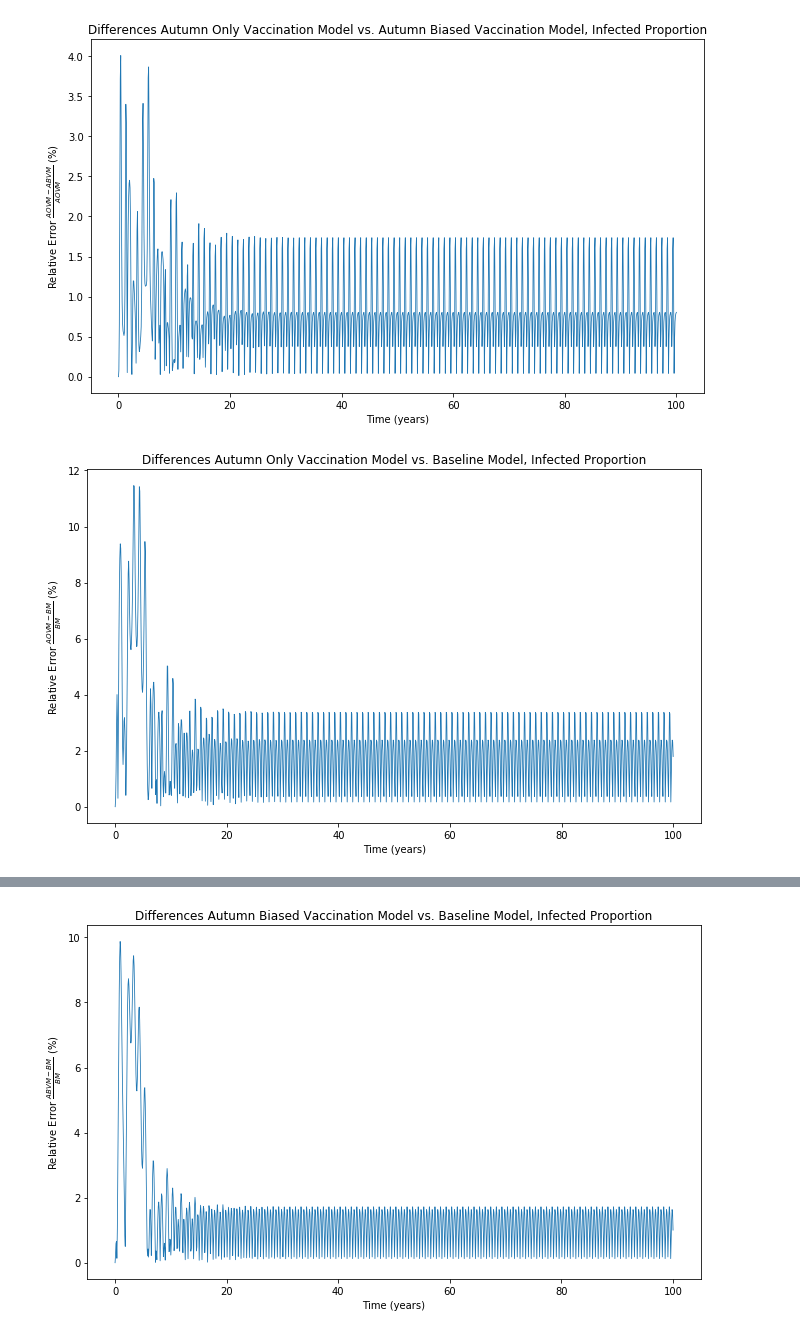
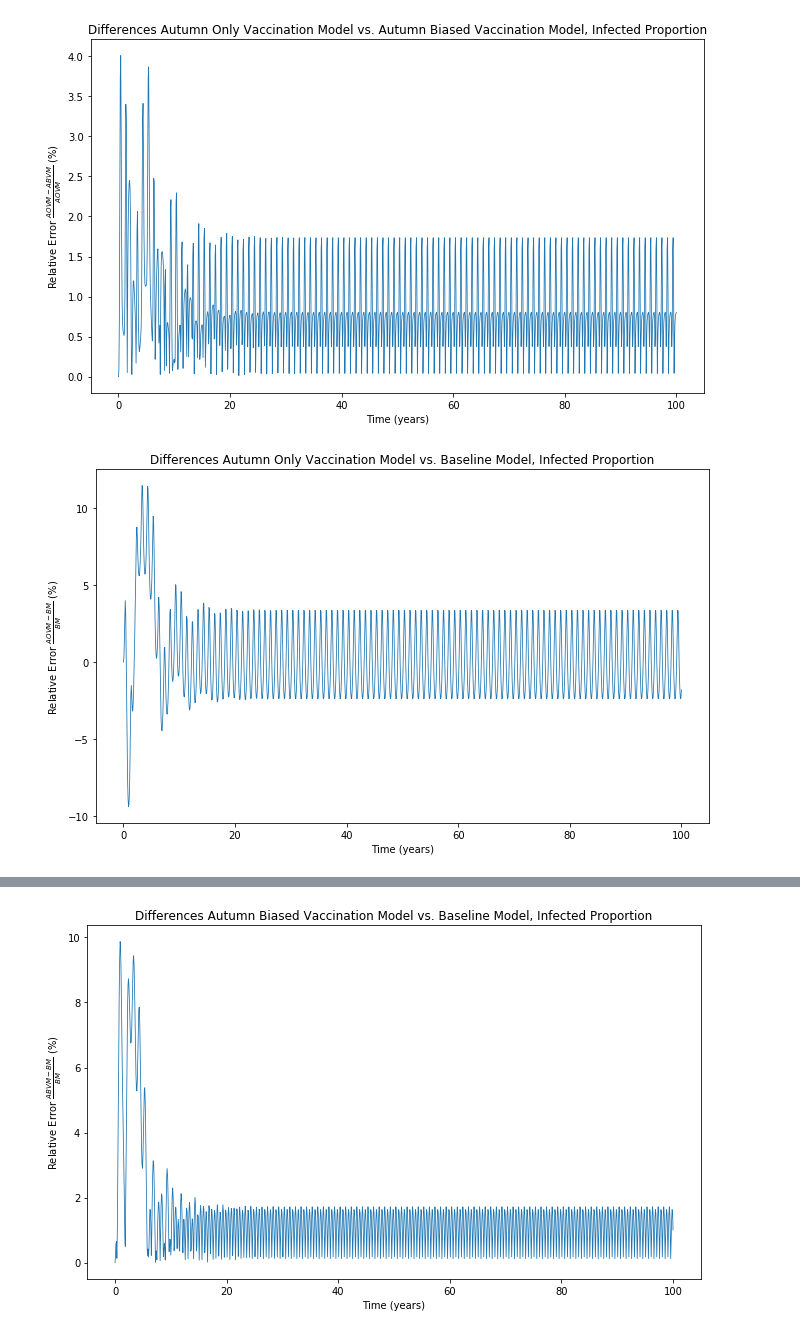
Before and after one commit to dwu402/self-harm, a Jupyter notebook: climate_forward.ipynb, the cells around one changed output, grey strips where cells are left out. Cells and saved outputs as stored; diff of their text form; code cells hidden in the pictures.

```diff
--- a/climate_forward.ipynb
+++ b/climate_forward.ipynb
@@ -309,9 +312,9 @@ plt.xlabel("Time (years)");
 [figure]
 # %%
 plt.figure()
-plt.plot(T3, 100*np.abs(((solution_an.sol(T3) - solution_ve0.y)/solution_an.sol(T3))[1].T), linewidth=0.8)
+plt.plot(T3, 100*(((solution_ve0.y - solution_an.sol(T3))/solution_an.sol(T3))[1].T), linewidth=0.8)
 plt.title("Differences Autumn Only Vaccination Model vs. Baseline Model, Infected Proportion")
 plt.ylabel(r"Relative Error $\frac{AOVM - BM}{BM}$ (%)")
 plt.xlabel("Time (years)");
 # %% [output]
-[figure, old version]
+[figure, new version]
```
Also changed, not shown: parts of 13 cells of this notebook, 7 other files.
